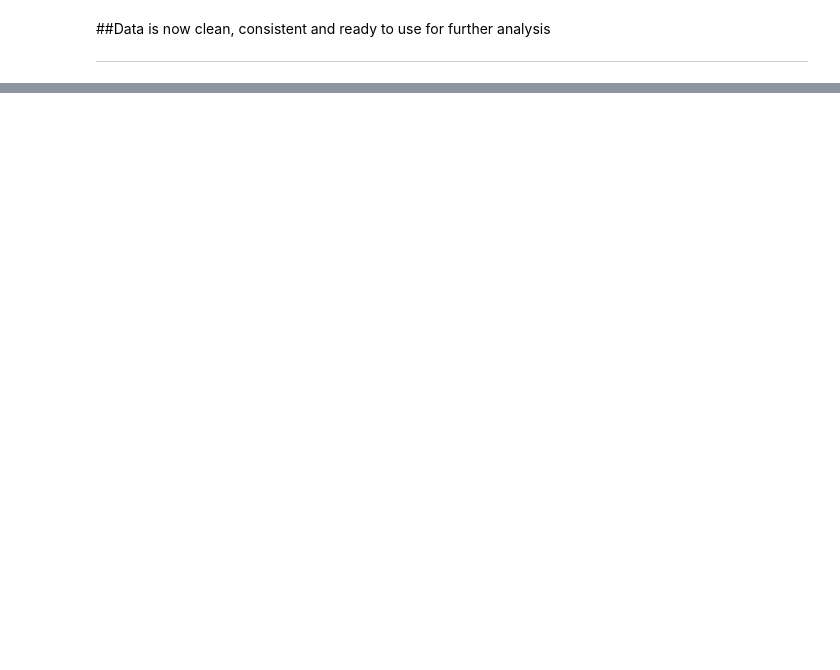
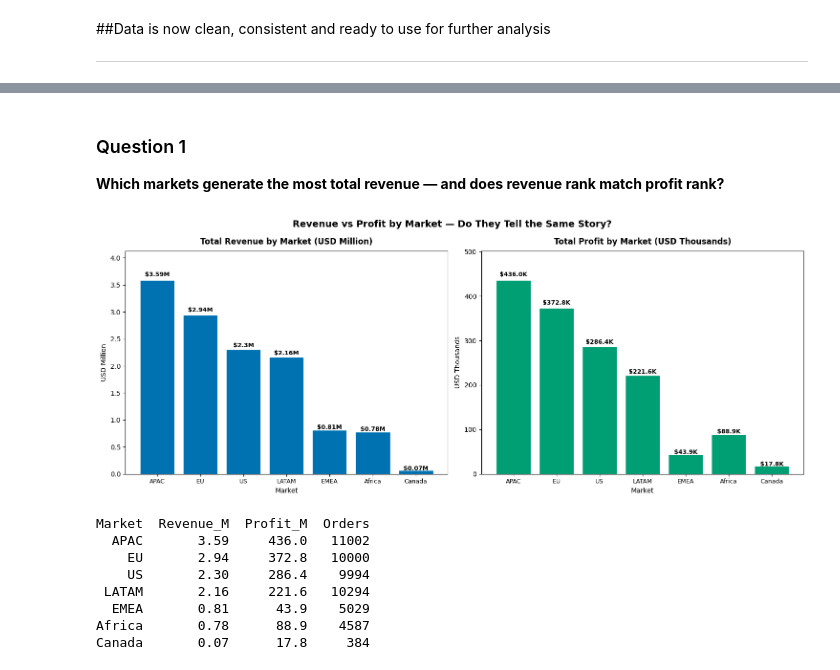
Before and after one commit to satwik12151/Capstone-Project-Group-3-, a Jupyter notebook: Capstone_Project_Group3.ipynb, the cells around one changed output, grey strips where cells are left out. Saved outputs shown, nothing was run; the diff lists cells and outputs as text; code cells hidden in the pictures; blank space fills up the shorter version.

```diff
--- a/Capstone_Project_Group3.ipynb
+++ b/Capstone_Project_Group3.ipynb
@@ -269,0 +567,48 @@ memory usage: 6.2+ MB
+# %% [markdown]
+###  Question 1
+**Which markets generate the most total revenue — and does revenue rank match profit rank?**
+# %%
+market_summary = df.groupby('Market').agg(
+    Revenue_M = ('Sales',    lambda x: round(x.sum() / 1e6, 2)),
+    Profit_M  = ('Profit',   lambda x: round(x.sum() / 1e3, 1)),
+    Orders    = ('Order ID', 'count')
+).sort_values('Revenue_M', ascending=False).reset_index()
+
+fig, axes = plt.subplots(1, 2, figsize=(15, 6))
+
+REV_COLOR    = '#0072B2'   # blue
+PROFIT_COLOR = '#009E73'   # teal-green
+
+for ax, col, label, unit in [
+    (axes[0], 'Revenue_M', 'Total Revenue by Market (USD Million)', 'M'),
+    (axes[1], 'Profit_M',  'Total Profit by Market (USD Thousands)', 'K')
+]:
+    color = REV_COLOR if col == 'Revenue_M' else PROFIT_COLOR
+    bars  = ax.bar(market_summary['Market'], market_summary[col],
+                   color=color, edgecolor='white', linewidth=0.8)
+    ax.set_title(label, fontsize=12, fontweight='bold', pad=10)
+    ax.set_xlabel('Market', fontsize=10)
+    ax.set_ylabel(label.split('(')[1].rstrip(')'), fontsize=10)
+    ax.tick_params(axis='x', labelsize=9)
+    for bar in bars:
+        ax.text(bar.get_x() + bar.get_width() / 2,
+                bar.get_height() + bar.get_height() * 0.02,
+                f'${bar.get_height()}{unit}', ha='center', fontsize=9, fontweight='bold')
+    ax.set_ylim(0, market_summary[col].max() * 1.15)
+
+plt.suptitle('Revenue vs Profit by Market — Do They Tell the Same Story?',
+             fontsize=14, fontweight='bold')
+plt.tight_layout()
+plt.show()
+
+print(market_summary[['Market', 'Revenue_M', 'Profit_M', 'Orders']].to_string(index=False))
+# %% [output]
+[figure, added]
+Market  Revenue_M  Profit_M  Orders
+  APAC       3.59     436.0   11002
+    EU       2.94     372.8   10000
+    US       2.30     286.4    9994
+ LATAM       2.16     221.6   10294
+  EMEA       0.81      43.9    5029
+Africa       0.78      88.9    4587
+Canada       0.07      17.8     384
```
Also changed, not shown: parts of 33 cells of this notebook.
